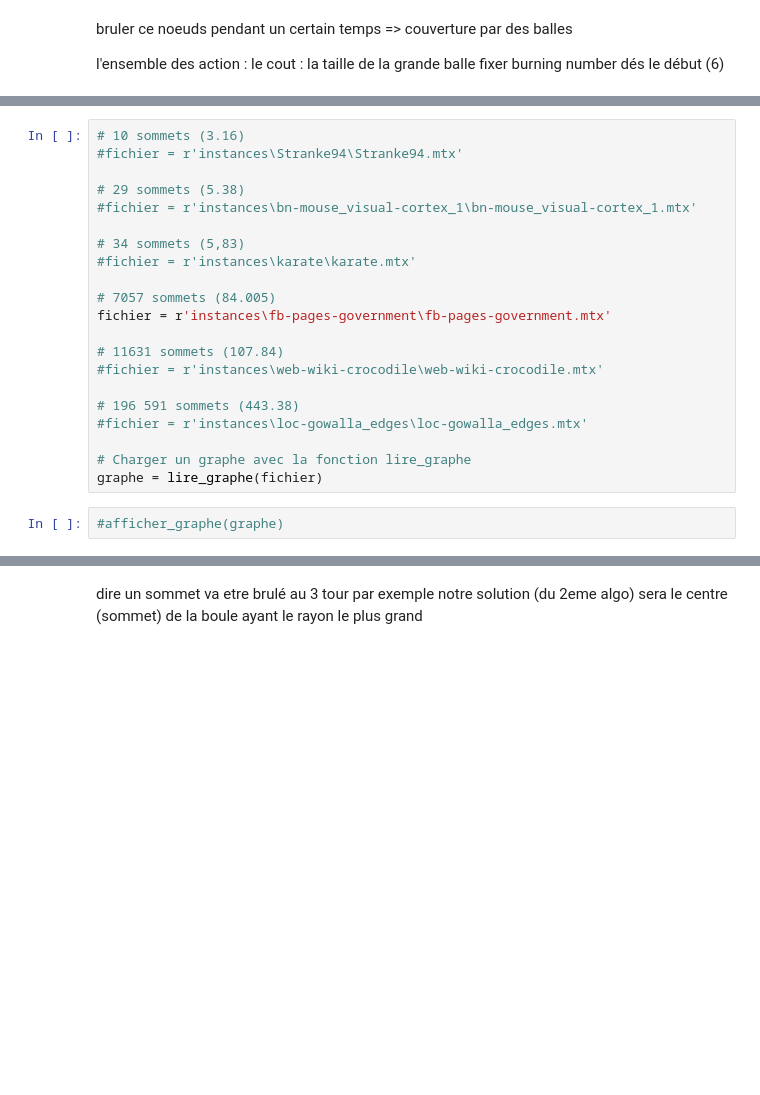
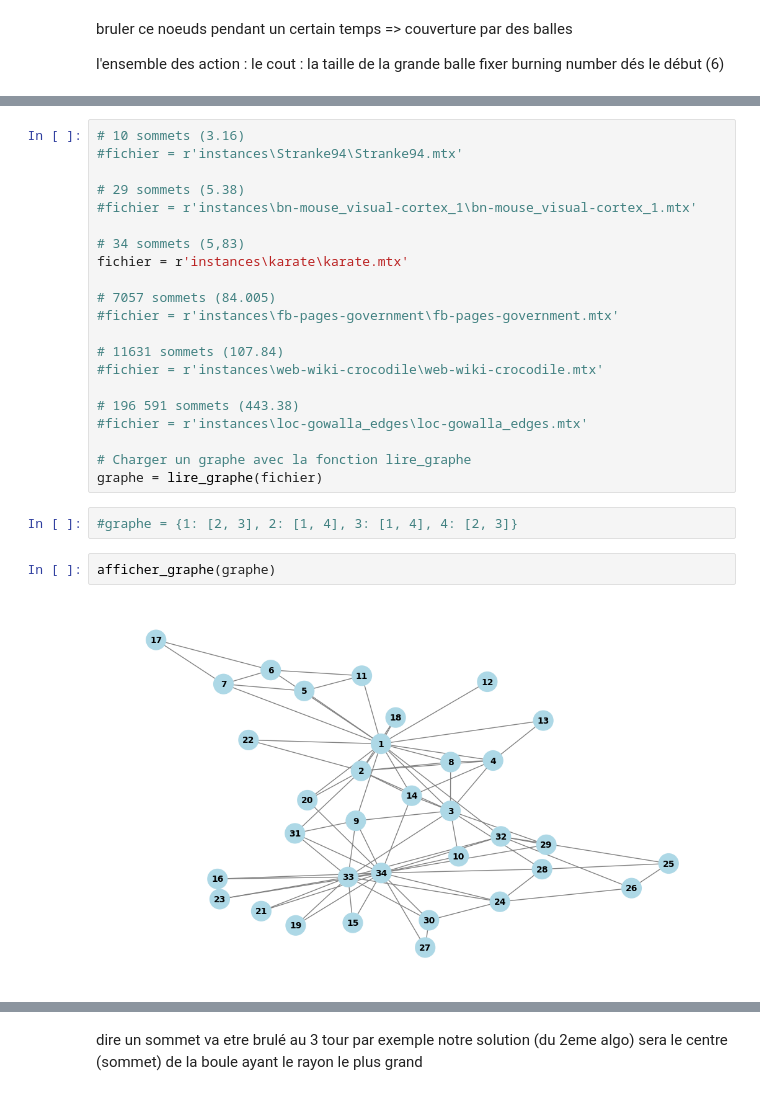
Before and after one commit to OussamaLay/Graph_Burning_Problem, a Jupyter notebook: algo_recherche.ipynb, the cells around one changed output, grey strips where cells are left out. Saved outputs shown, nothing was run; the diff lists cells and outputs as text; blank space fills up the shorter version.

```diff
--- a/algo_recherche.ipynb
+++ b/algo_recherche.ipynb
@@ -179,10 +184,10 @@ def recherche_largeur(graphe, etat_initial, successeurs, test_but):
 #fichier = r'instances\bn-mouse_visual-cortex_1\bn-mouse_visual-cortex_1.mtx'
 
 # 34 sommets (5,83)
-#fichier = r'instances\karate\karate.mtx'
+fichier = r'instances\karate\karate.mtx'
 
 # 7057 sommets (84.005)
-fichier = r'instances\fb-pages-government\fb-pages-government.mtx'
+#fichier = r'instances\fb-pages-government\fb-pages-government.mtx'
 
 # 11631 sommets (107.84)
 #fichier = r'instances\web-wiki-crocodile\web-wiki-crocodile.mtx'
@@ -192,8 +197,12 @@ fichier = r'instances\fb-pages-government\fb-pages-government.mtx'
 
 # Charger un graphe avec la fonction lire_graphe
 graphe = lire_graphe(fichier)
-# %%
-#afficher_graphe(graphe)
+# %%
+#graphe = {1: [2, 3], 2: [1, 4], 3: [1, 4], 4: [2, 3]}
+# %%
+afficher_graphe(graphe)
+# %% [output]
+[figure, added]
 # %%
 etat_initial = {sommet: "non brûlé" for sommet in graphe}
 
```
Also changed, not shown: parts of 18 cells of this notebook, 2 other files.
